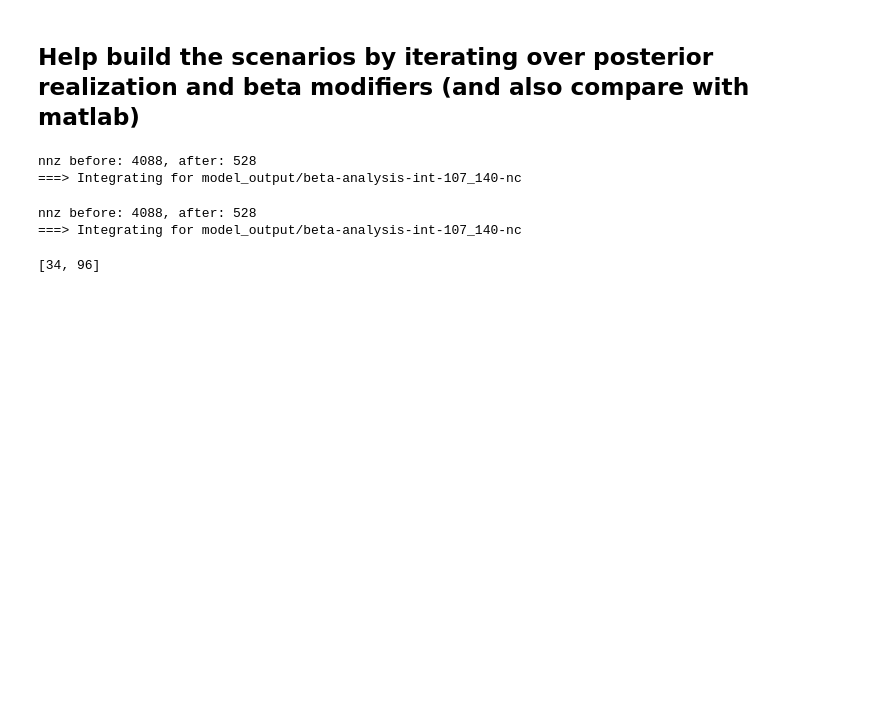
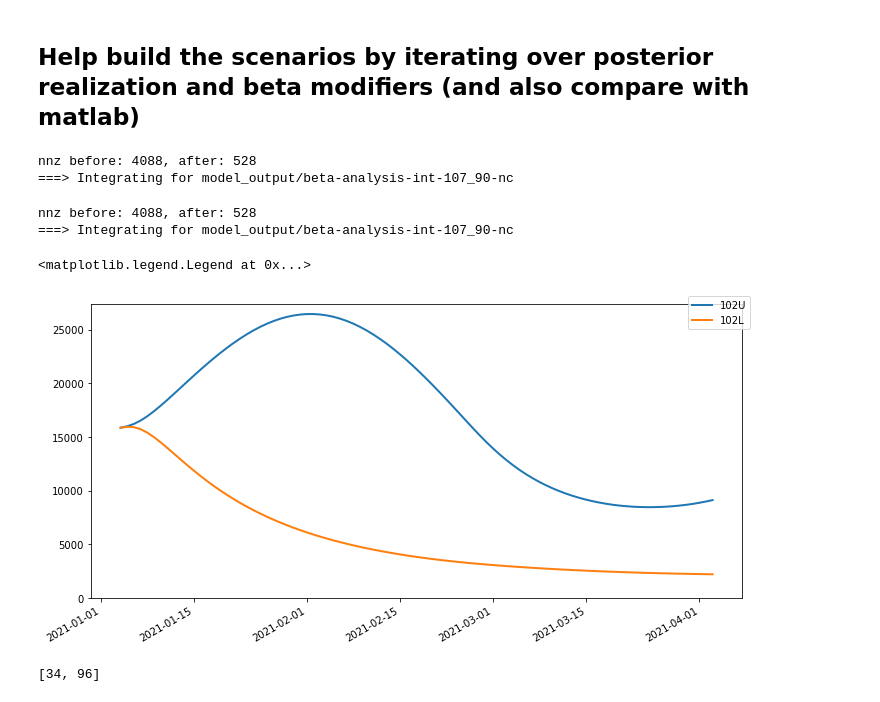
Before and after one commit to jcblemai/COVID-19_italy-vaccination-oc, a Jupyter notebook: analysis_beta.ipynb, the cells around one changed output. Cells and saved outputs as stored; diff of their text form; code cells hidden in the pictures; blank space fills up the shorter version.

```diff
--- a/analysis_beta.ipynb
+++ b/analysis_beta.ipynb
@@ -38,15 +38,15 @@ Loaded Italy Setup with 107 nodes.
 # %%
 
 courses = {}
-course = scipy.interpolate.interp1d([0, 50, 100, 1000], [1.2,.55, 1.05, 1], kind='linear')
+course = scipy.interpolate.interp1d([0, 50, 100, 1000], [1.2,.65, 1.2, 1], kind='linear')
 courses['U'] = course(np.arange(0, setup.ndays))
 #course = scipy.interpolate.interp1d([0, 50, 100, 1000],[1, 1, 1, 1], kind='linear')# [.85, .85, .75, .85], kind='linear')  #([.75, .85, .75, .75])
 #courses['C'] = course(np.arange(0, setup.ndays))
-course = scipy.interpolate.interp1d([0, 50, 100, 1000], [.65, .8, .35, .75], kind='linear')
+course = scipy.interpolate.interp1d([0, 50, 100, 1000], [.65, .8, .85, .75], kind='linear')
 courses['L'] = course(np.arange(0, setup.ndays))
 
 cbs = ['U',  'L']
-postdraws = [65]
+postdraws = [102]
 all_res = {}
 for cb in cbs:
     for postdraw in postdraws:
@@ -68,21 +68,24 @@ for cb in cbs:
         all_res[f'{postdraw}{cb}'] = results[results['comp']=='I'].pivot(values = 'value', columns = 'place', index = 'date')
 # %% [output]
 nnz before: 4088, after: 528
-===> Integrating for model_output/beta-analysis-int-107_140-nc
+===> Integrating for model_output/beta-analysis-int-107_90-nc
 nnz before: 4088, after: 528
-===> Integrating for model_output/beta-analysis-int-107_140-nc
+===> Integrating for model_output/beta-analysis-int-107_90-nc
 # %%
 fig, ax = plt.subplots(1,1, figsize = (10,5), sharex=True, facecolor = 'white')#, sharey=True)
 import seaborn as sns
 
 for cb in ['U','L']:#cbs):
     for postdraw in postdraws:
-        ax.plot(all_res[f'{postdraw}{cb}'].sum(axis=1), linestyle='-', lw = 2, label = f'{postdraw}{cb}',c = colors[postdraw])
+        ax.plot(all_res[f'{postdraw}{cb}'].sum(axis=1), linestyle='-', lw = 2, label = f'{postdraw}{cb}')#,c = colors[postdraw])
 
     ax.set_ylim(0);
 fig.autofmt_xdate()
 fig.tight_layout()
 fig.legend()
+# %% [output]
+<matplotlib.legend.Legend at 0x...>
+[figure, added]
 # %%
 colors = {34:'r', 92:'b', 96:'g', 65:'orange'}
 # %% [output]
```
Also changed, not shown: parts of 11 cells of this notebook, 13 other files.
